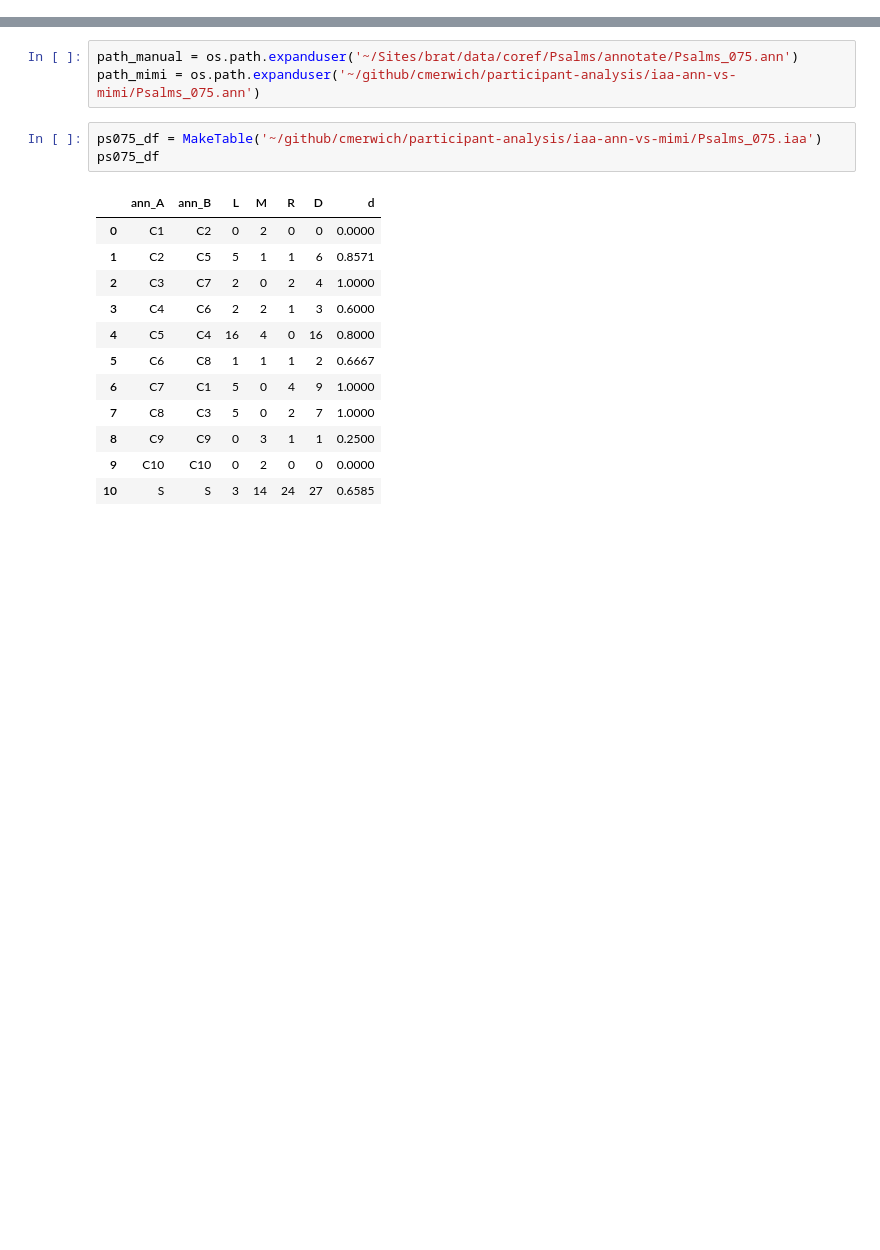
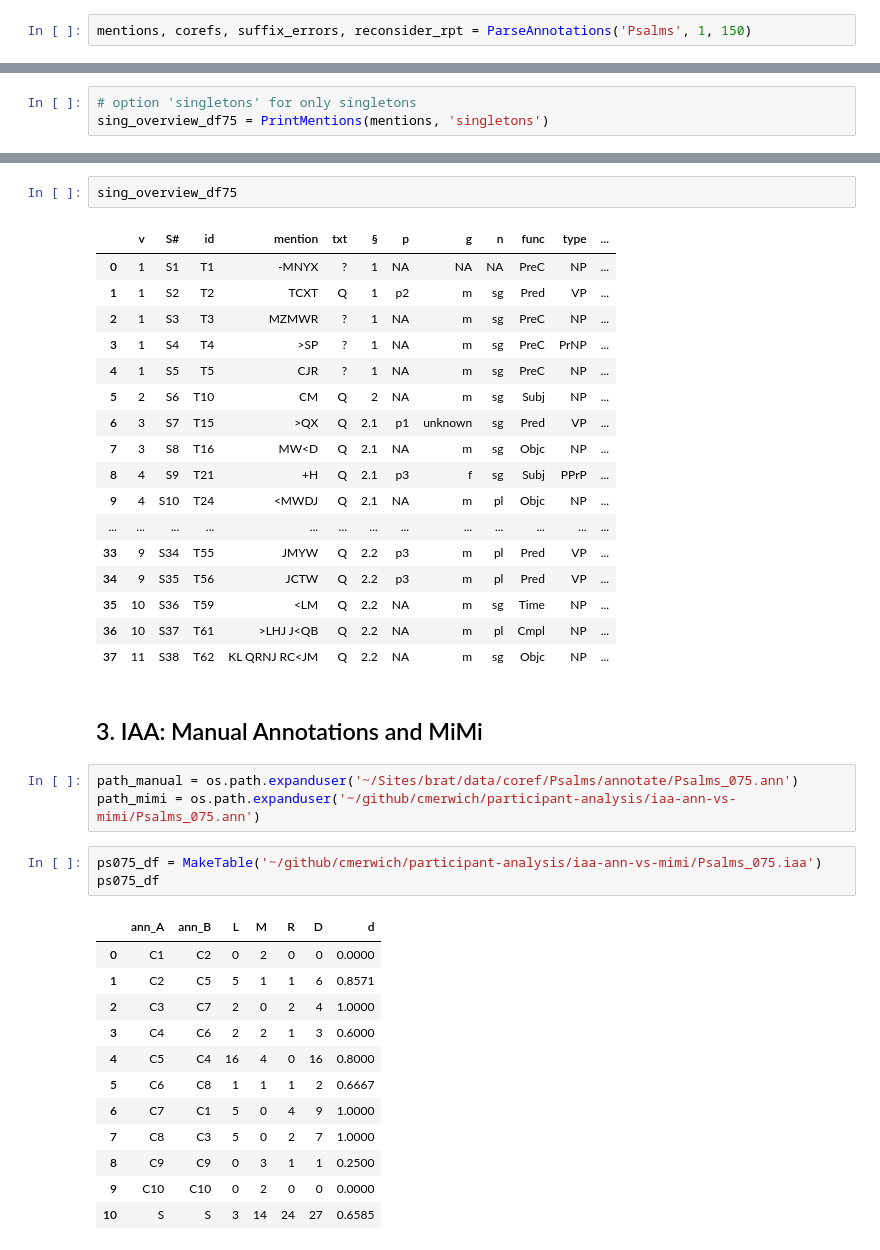
Before and after one commit to cmerwich/participant-analysis, a Jupyter notebook: confrontation/confrontation-ps75.ipynb, the cells around one changed output, grey strips where cells are left out. Drawn from its saved outputs; the diff is of its cells as text; blank space fills up the shorter version.

```diff
--- a/confrontation/confrontation-ps75.ipynb
+++ b/confrontation/confrontation-ps75.ipynb
@@ -4,0 +115,2 @@ from utils import MakeTable
+# %%
+mentions, corefs, suffix_errors, reconsider_rpt = ParseAnnotations('Psalms', 1, 150)
@@ -4,0 +403,3 @@ from utils import MakeTable
+# %%
+# option 'singletons' for only singletons
+sing_overview_df75 = PrintMentions(mentions, 'singletons')
@@ -5,3 +424,25 @@ from utils import MakeTable
+# %%
+sing_overview_df75
+# %% [output]
+|  | v | S# | id | mention | txt | § | p | g | n | func | type | ... |
+| 0 | 1 | S1 | T1 | -MNYX | ? | 1 | NA | NA | NA | PreC | NP | ... |
+| 1 | 1 | S2 | T2 | TCXT | Q | 1 | p2 | m | sg | Pred | VP | ... |
+| 2 | 1 | S3 | T3 | MZMWR | ? | 1 | NA | m | sg | PreC | NP | ... |
+| 3 | 1 | S4 | T4 | >SP | ? | 1 | NA | m | sg | PreC | PrNP | ... |
+| 4 | 1 | S5 | T5 | CJR | ? | 1 | NA | m | sg | PreC | NP | ... |
+| 5 | 2 | S6 | T10 | CM | Q | 2 | NA | m | sg | Subj | NP | ... |
+| 6 | 3 | S7 | T15 | >QX | Q | 2.1 | p1 | unknown | sg | Pred | VP | ... |
+| 7 | 3 | S8 | T16 | MW<D | Q | 2.1 | NA | m | sg | Objc | NP | ... |
+| 8 | 4 | S9 | T21 | +H | Q | 2.1 | p3 | f | sg | Subj | PPrP | ... |
+| 9 | 4 | S10 | T24 | <MWDJ | Q | 2.1 | NA | m | pl | Objc | NP | ... |
+| ... | ... | ... | ... | ... | ... | ... | ... | ... | ... | ... | ... | ... |
+| 33 | 9 | S34 | T55 | JMYW | Q | 2.2 | p3 | m | pl | Pred | VP | ... |
+| 34 | 9 | S35 | T56 | JCTW | Q | 2.2 | p3 | m | pl | Pred | VP | ... |
+| 35 | 10 | S36 | T59 | <LM | Q | 2.2 | NA | m | sg | Time | NP | ... |
+| 36 | 10 | S37 | T61 | >LHJ J<QB | Q | 2.2 | NA | m | pl | Cmpl | NP | ... |
+| 37 | 11 | S38 | T62 | KL QRNJ RC<JM | Q | 2.2 | NA | m | sg | Objc | NP | ... |
+# %% [markdown]
+## 3. IAA: Manual Annotations and MiMi
 # %%
 path_manual = os.path.expanduser('~/Sites/brat/data/coref/Psalms/annotate/Psalms_075.ann')
 path_mimi = os.path.expanduser('~/github/cmerwich/participant-analysis/iaa-ann-vs-mimi/Psalms_075.ann')
```
Also changed, not shown: parts of 33 cells of this notebook, 27 other files.
